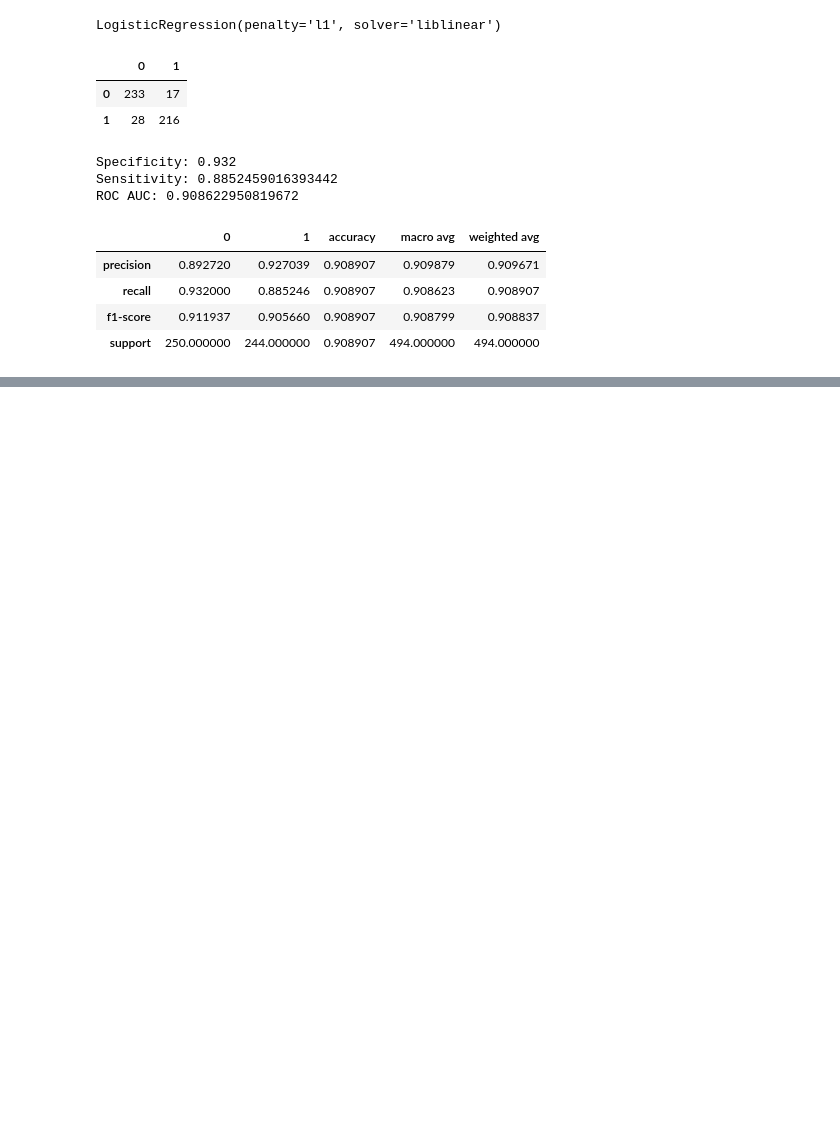
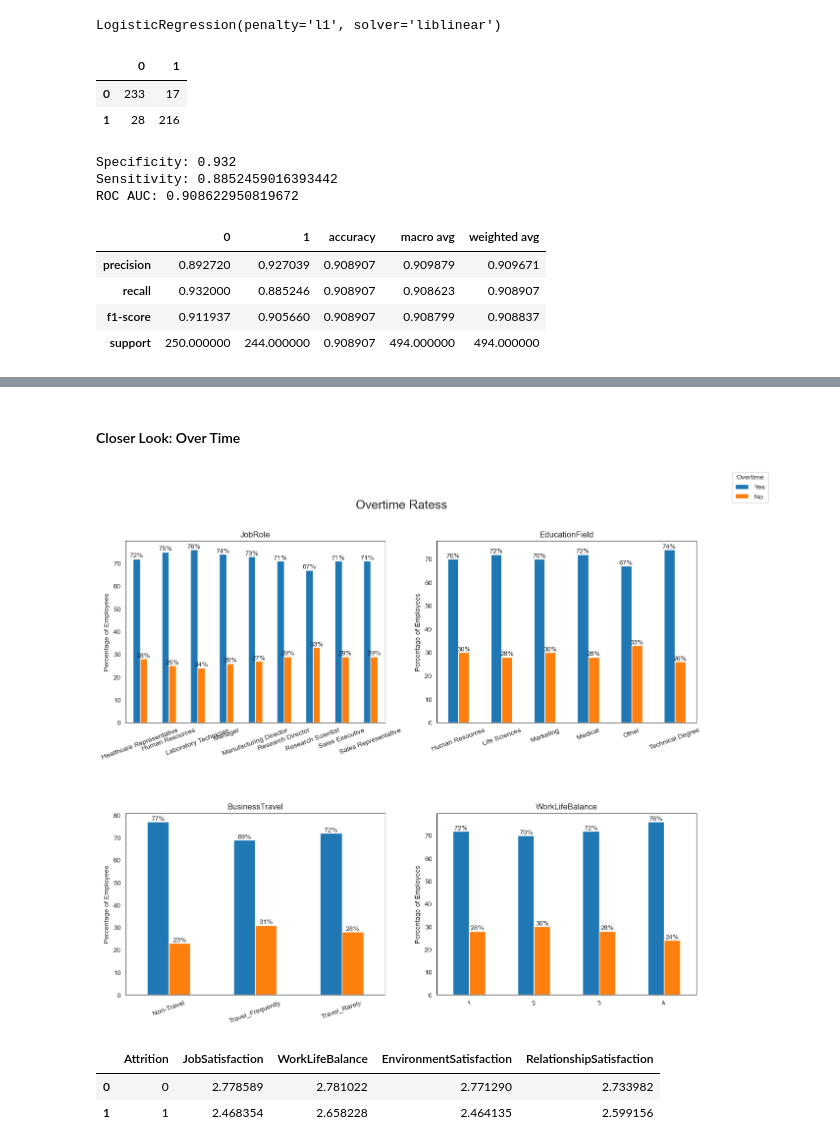
Before and after one commit to mlpost/Data-Projects, a Jupyter notebook: Kaggle HR Analytics/Predicting Attrition and Engagement/attritionAndEngagementAnalysis.ipynb, the cells around one changed output, grey strips where cells are left out. Saved outputs shown, nothing was run; the diff lists cells and outputs as text; code cells hidden in the pictures; blank space fills up the shorter version.

```diff
--- a/Kaggle HR Analytics/Predicting Attrition and Engagement/attritionAndEngagementAnalysis.ipynb
+++ b/Kaggle HR Analytics/Predicting Attrition and Engagement/attritionAndEngagementAnalysis.ipynb
@@ -791,0 +807,58 @@ NameError: name 'att_log_model' is not defined
+# %% [markdown]
+#### Closer Look: Over Time
+# %%
+ot_cols = ['JobRole', 'EducationField', 'BusinessTravel', 'WorkLifeBalance']
+
+# define subplot grid
+fig, axs = plt.subplots(nrows=2, ncols=2, figsize=(15, 12))
+plt.subplots_adjust(hspace=0.5)
+fig.suptitle("Overtime Ratess", fontsize=18, y=0.95)
+# create empty list to store labels for legend
+labels = []
+
+# loop through columns and axes
+for col, ax in zip(ot_cols, axs.ravel()):
+    # filter df for ticker and plot on specified axes
+    # Group by variables and get proportions
+    grouped_df = hr_clean.groupby([col, 'OverTime']).size().groupby(level=0).apply(lambda x: round(x / x.sum()*100, 0)).reset_index(name='proportion')
+
+    # Pivot table to format data for plotting
+    pivot_df = grouped_df.pivot(index= col, columns='OverTime', values='proportion')
+
+    # Plot bar chart
+    pivot_df.plot(kind='bar', rot=20, ax=ax)
+
+    # Add value labels to bars
+    for p in ax.containers:
+        ax.bar_label(p, label_type='edge', labels=[f"{int(round(height))}%" for height in p.datavalues], fontsize=10)
+
+    # Set x and y-axis labels
+    ax.set_xlabel('')
+    ax.set_ylabel('Percentage of Employees')
+
+
+    # Append the labels for this subplot to the list
+    labels.append(pivot_df.columns.to_list())
+    # Remove legend
+    ax.legend().set_visible(False)
+
+    # Set the title for the subplot
+    ax.set_title(f"{col}")
+    ax.grid(False)
+
+# Flatten the list of labels and remove duplicates
+flat_labels = list(set([item for sublist in labels for item in sublist]))
+
+# Show legend at the top right of the figure
+fig.legend(labels=flat_labels, loc='upper right', title='Overtime')
+
+plt.show();
+# %% [output]
+[figure, added]
+# %%
+otEng = hr_clean.groupby(['Attrition'])[['JobSatisfaction','WorkLifeBalance','EnvironmentSatisfaction','RelationshipSatisfaction']].mean().reset_index()
+otEng
+# %% [output]
+|  | Attrition | JobSatisfaction | WorkLifeBalance | EnvironmentSatisfaction | RelationshipSatisfaction |
+| 0 | 0 | 2.778589 | 2.781022 | 2.771290 | 2.733982 |
+| 1 | 1 | 2.468354 | 2.658228 | 2.464135 | 2.599156 |
```
Also changed, not shown: parts of 17 cells of this notebook.
